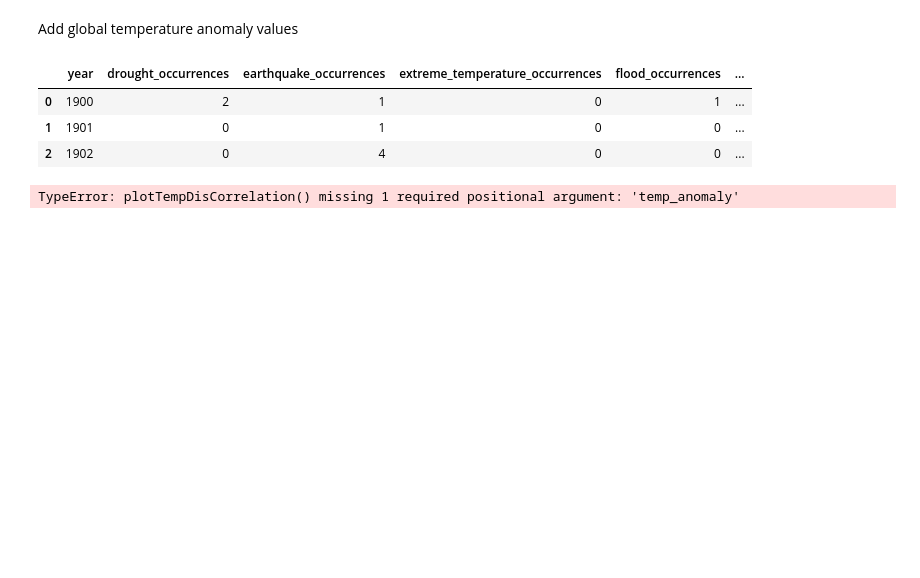
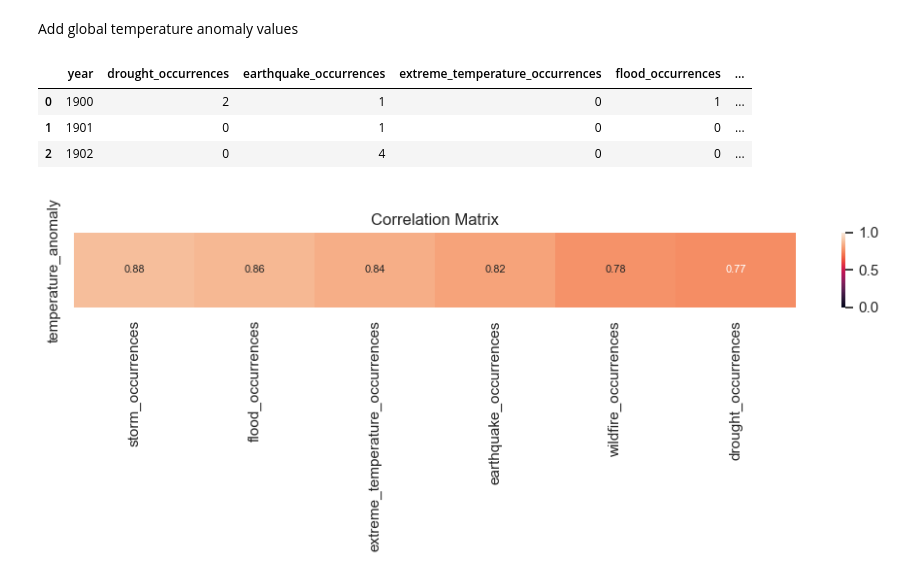
Before and after one commit to lukiwieser/natural-disasters-and-climate-change, a Jupyter notebook: temp-analysis.ipynb, the cells around one changed output. Cells and saved outputs as stored; diff of their text form; code cells hidden in the pictures; blank space fills up the shorter version.

Commit message:
bugfix plotTempDisCorrelation for occurrences

```diff
--- a/temp-analysis.ipynb
+++ b/temp-analysis.ipynb
@@ -353,8 +347,7 @@ dis_global_yearly_count_wide.head(3)
 | 0 | 1900 | 2 | 1 | 0 | 1 | ... |
 | 1 | 1901 | 0 | 1 | 0 | 0 | ... |
 | 2 | 1902 | 0 | 4 | 0 | 0 | ... |
-# %%
-dis_global_yearly_count_wide_corr = dis_global_yearly_count_wide.drop('year', axis=1).corr(method='spearman')[['temperature_anomaly']]
-plotTempDisCorrelation(dis_global_yearly_count_wide_corr)
-# %% [output]
-TypeError: plotTempDisCorrelation() missing 1 required positional argument: 'temp_anomaly'
+# %%
+plotTempDisCorrelation(dis_global_yearly_count_wide, 'temperature_anomaly')
+# %% [output]
+[figure, added]
```
Also changed, not shown: parts of 2 cells of this notebook.
